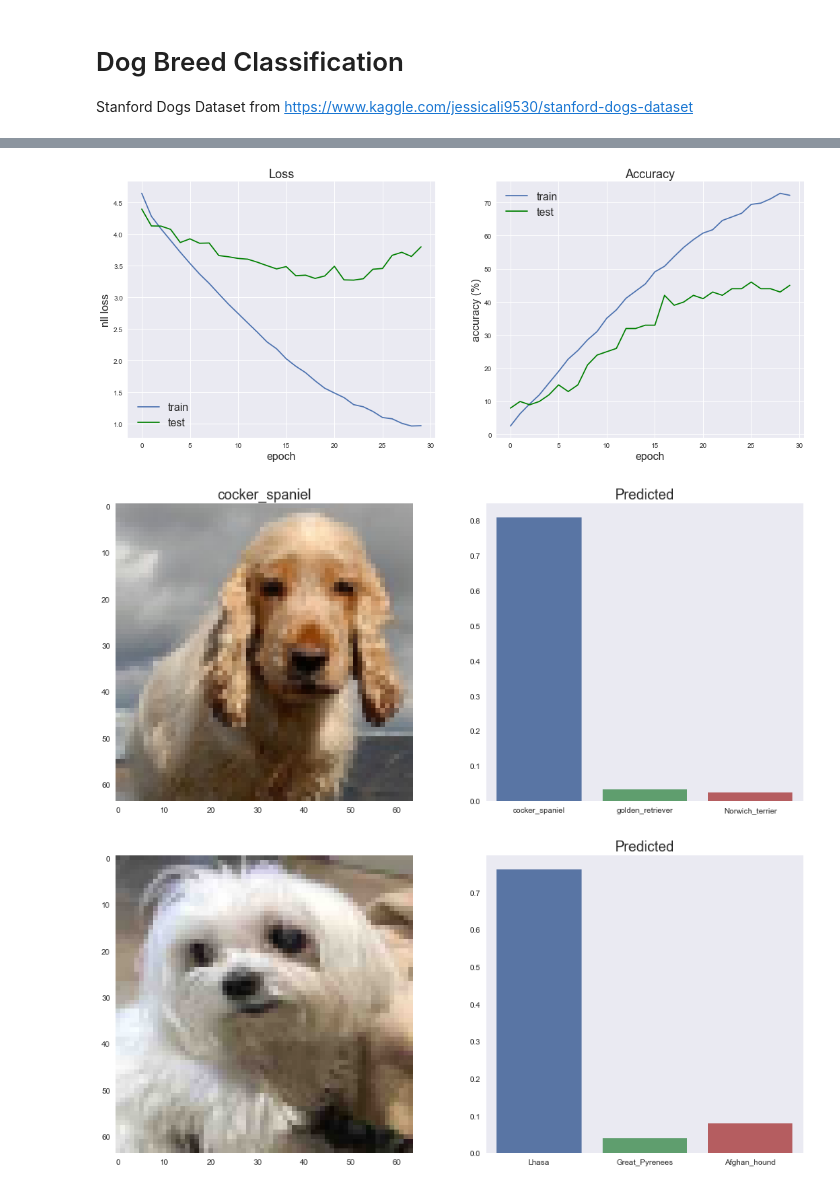
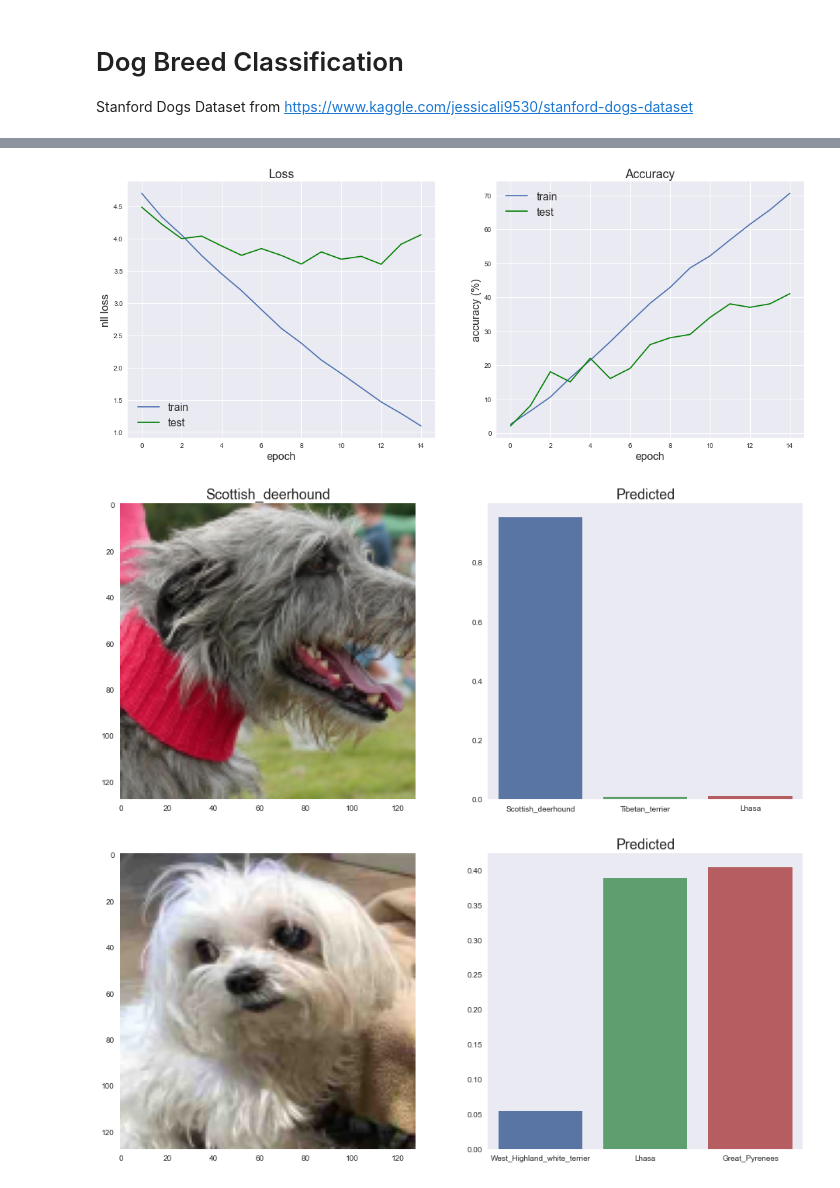
Before and after one commit to idrach55/ML-Projects, a Jupyter notebook: dogs.ipynb, the cells around one changed output, grey strips where cells are left out. Drawn from its saved outputs; the diff is of its cells as text; code cells hidden in the pictures.

Commit message:
dogs using 128 pixel images

```diff
--- a/dogs.ipynb
+++ b/dogs.ipynb
@@ -33,8 +33,8 @@ model = dogs.Model(len(breeds))
 # Load saved state.
 #model.load_state_dict(torch.load('dogs.pt'))
 
-optimizer = optim.SGD(model.parameters(), lr=0.01, momentum=0.9)
+optimizer = torch.optim.SGD(model.parameters(), lr=0.005, momentum=0.9)
 # %%
 # This function can be called successively to train further.
-losses, accuracies = dogs.train_many(30, model, optimizer, trainset, testset)
+losses, accuracies = dogs.train_many(15, model, optimizer, trainset, testset)
 # %% [output]
@@ -74,24 +72,24 @@ ax[1].set_ylabel('accuracy (%)', fontsize=16)
 ax[1].set_xlabel('epoch', fontsize=16)
 ax[1].set_title('Accuracy', fontsize=18);
 # %% [output]
-[figure, old version]
+[figure, new version]
 # %%
 model.eval()
 
 # Take image from test set and check the predicted probabilities.
 fig, ax = subplots(1, 2, figsize=(16,7))
 
-idx = 320
+idx = 50
 image, target = testset.dataset[idx]
-ax[0].imshow(image.reshape(64,64,3)+0.5)
+ax[0].imshow(image.reshape(dogs.IMG_HEIGHT, dogs.IMG_WIDTH, 3)+0.5)
 ax[0].set_title(breeds[target], fontsize=18);
 
-pred = np.exp(model(image.reshape(-1,3,64,64)).detach().numpy())[0]
+pred = np.exp(model(image.reshape(-1,3,dogs.IMG_HEIGHT,dogs.IMG_WIDTH)).detach().numpy())[0]
 cutoff = pred > np.sort(pred)[-4]
-sns.barplot(x=np.array(breed_category)[cutoff], y=pred[cutoff], ax=ax[1])
+sns.barplot(x=np.array(breeds)[cutoff], y=pred[cutoff], ax=ax[1])
 ax[1].set_title('Predicted', fontsize=18);
 # %% [output]
-[figure, old version]
+[figure, new version]
 # %%
 # Test some out-of-sample photos of my own dog who is a Maltese.
 tests = []
@@ -102,13 +100,13 @@ for fname in ['mac1.jpg','mac2.jpg']:
 # %%
 # Take image from test set and check the predicted probabilities.
 fig, ax = subplots(1, 2, figsize=(16,7))
 
 image = (tests[1] - 127.5)/255.0
-ax[0].imshow(image.reshape(64,64,3)+0.5)
+ax[0].imshow(image.reshape(dogs.IMG_HEIGHT, dogs.IMG_WIDTH, 3)+0.5)
 
-pred = np.exp(model(image.reshape(-1,3,64,64)).detach().numpy())[0]
+pred = np.exp(model(image.reshape(-1,3,dogs.IMG_HEIGHT,dogs.IMG_WIDTH)).detach().numpy())[0]
 cutoff = pred > np.sort(pred)[-4]
-sns.barplot(x=np.array(breed_category)[cutoff], y=pred[cutoff], ax=ax[1])
+sns.barplot(x=np.array(breeds)[cutoff], y=pred[cutoff], ax=ax[1])
 ax[1].set_title('Predicted', fontsize=18);
 # %% [output]
-[figure, old version]
+[figure, new version]
```
Also changed, not shown: parts of 1 cell of this notebook, 1 other file.
